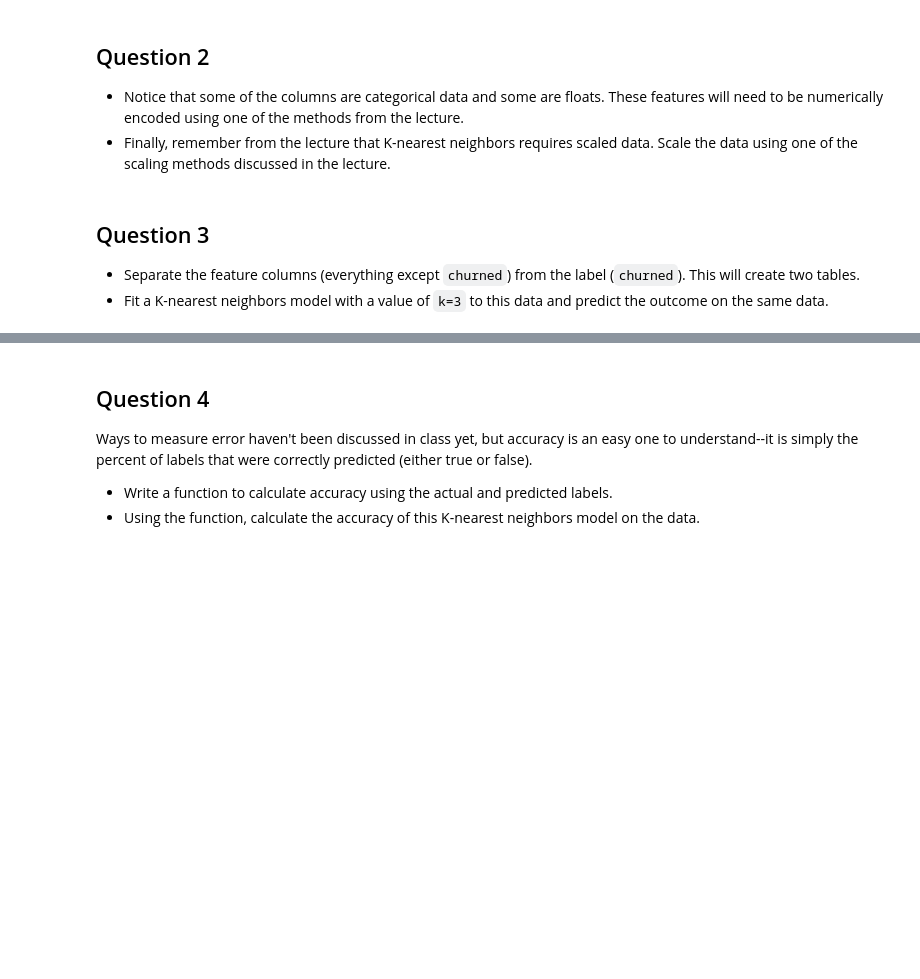
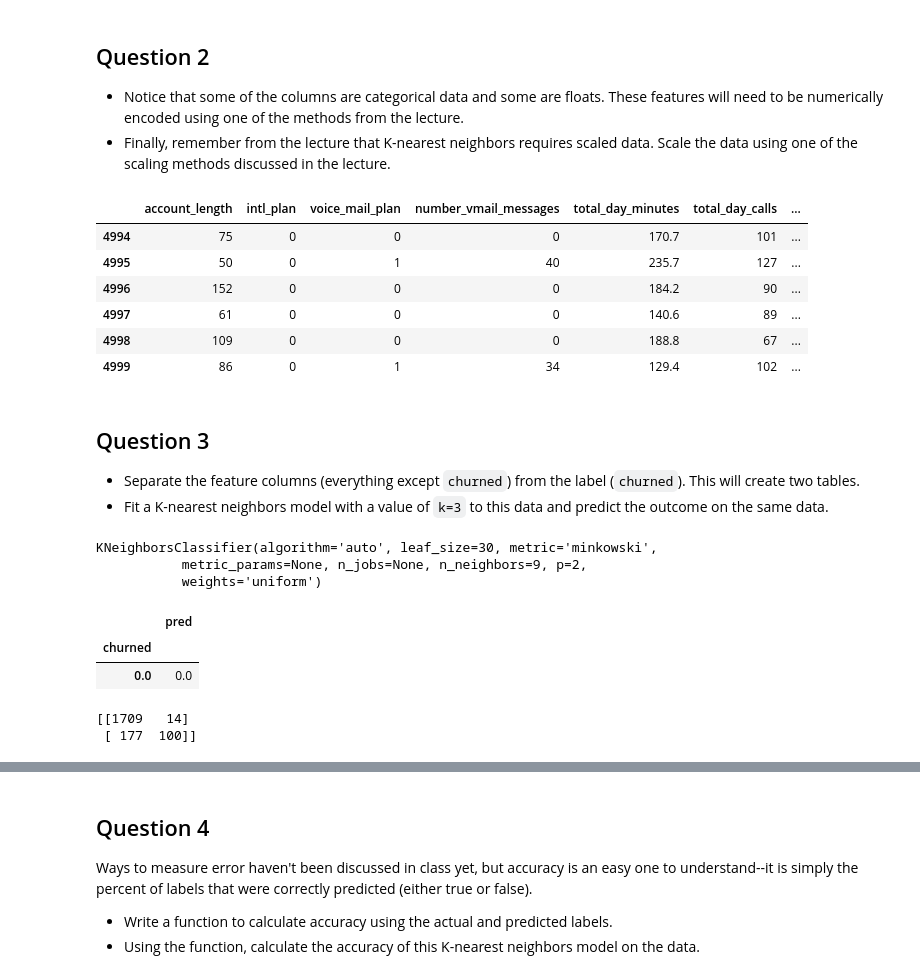
Before and after one commit to Mujerry/air_mentorship, a Jupyter notebook: KNN_lecture_1/K_Nearest_Neighbors_Exercises.ipynb, the cells around one changed output, grey strips where cells are left out. Cells and saved outputs as stored; diff of their text form; code cells hidden in the pictures; blank space fills up the shorter version.

```diff
--- a/KNN_lecture_1/K_Nearest_Neighbors_Exercises.ipynb
+++ b/KNN_lecture_1/K_Nearest_Neighbors_Exercises.ipynb
@@ -16,3 +22,7 @@ data_path = ['..', '..', 'data']
 * Notice that the data contains a state, area code, and phone number. Do you think these are good features to use when building a machine learning model? Why or why not?
 
 We will not be using them, so they can be dropped from the data.
+# %%
+import pandas as pd
+orig_dataset = pd.read_csv("Orange_Telecom_Churn_Data.csv")
+# new_ds = pd.read_csv("Orange_Telecom_Churn_Data.csv",usecols=[0,1,2,3,5])
@@ -18,0 +39,3 @@ We will not be using them, so they can be dropped from the data.
+# %%
+columns_to_drop = ["state","area_code","phone_number"]
+new_data = orig_dataset.drop(columns_to_drop, axis=1)
@@ -21,3 +53,24 @@ We will not be using them, so they can be dropped from the data.
 
 * Notice that some of the columns are categorical data and some are floats. These features will need to be numerically encoded using one of the methods from the lecture.
 * Finally, remember from the lecture that K-nearest neighbors requires scaled data. Scale the data using one of the scaling methods discussed in the lecture.
+# %%
+from sklearn import preprocessing
+
+# dataset = ["masaka","mbale","mbale","masaka","Gulu","Kampala"]
+
+encoder = preprocessing.LabelEncoder()
+labels_to_encode = ['churned','voice_mail_plan','intl_plan']
+
+new_data["churned"] = LabelEncoder().fit_transform(new_data["churned"])
+new_data["voice_mail_plan"] = LabelEncoder().fit_transform(new_data["voice_mail_plan"])
+new_data["intl_plan"] = LabelEncoder().fit_transform(new_data["intl_plan"])
+
+new_data.tail(6)
+# %% [output]
+|  | account_length | intl_plan | voice_mail_plan | number_vmail_messages | total_day_minutes | total_day_calls | ... |
+| 4994 | 75 | 0 | 0 | 0 | 170.7 | 101 | ... |
+| 4995 | 50 | 0 | 1 | 40 | 235.7 | 127 | ... |
+| 4996 | 152 | 0 | 0 | 0 | 184.2 | 90 | ... |
+| 4997 | 61 | 0 | 0 | 0 | 140.6 | 89 | ... |
+| 4998 | 109 | 0 | 0 | 0 | 188.8 | 67 | ... |
+| 4999 | 86 | 0 | 1 | 34 | 129.4 | 102 | ... |
@@ -28,0 +114,9 @@ We will not be using them, so they can be dropped from the data.
+# %%
+## fitting the classifier
+
+knn = KNeighborsClassifier(n_neighbors=9)
+knn.fit(X_train,y_train)
+# %% [output]
+KNeighborsClassifier(algorithm='auto', leaf_size=30, metric='minkowski',
+           metric_params=None, n_jobs=None, n_neighbors=9, p=2,
+           weights='uniform')
@@ -28,0 +125,18 @@ We will not be using them, so they can be dropped from the data.
+# %%
+pred_df = pd.DataFrame(predictions,columns = ['pred'])
+y_test
+
+comparison_df = pd.DataFrame(pred_df,y_test)
+comparison_df.head(1)
+# %% [output]
+|  | pred |
+| churned |  |
+| 0.0 | 0.0 |
+# %%
+### Evaluation
+from sklearn.metrics import classification_report, confusion_matrix
+
+print(confusion_matrix(y_test,predictions))
+# %% [output]
+[[1709   14]
+ [ 177  100]]
```
Also changed, not shown: parts of 11 cells of this notebook, 1 other file.
